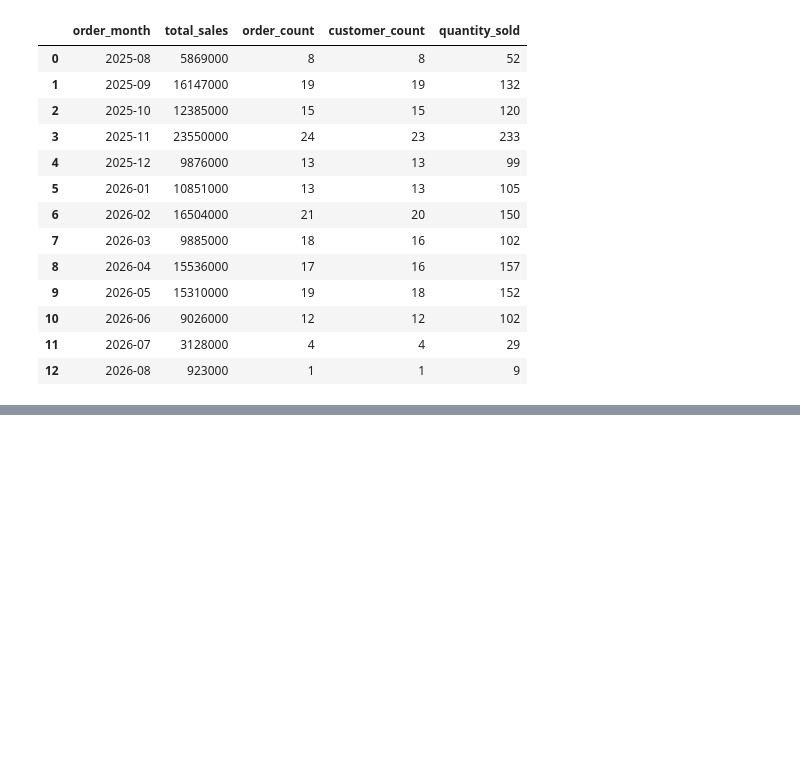
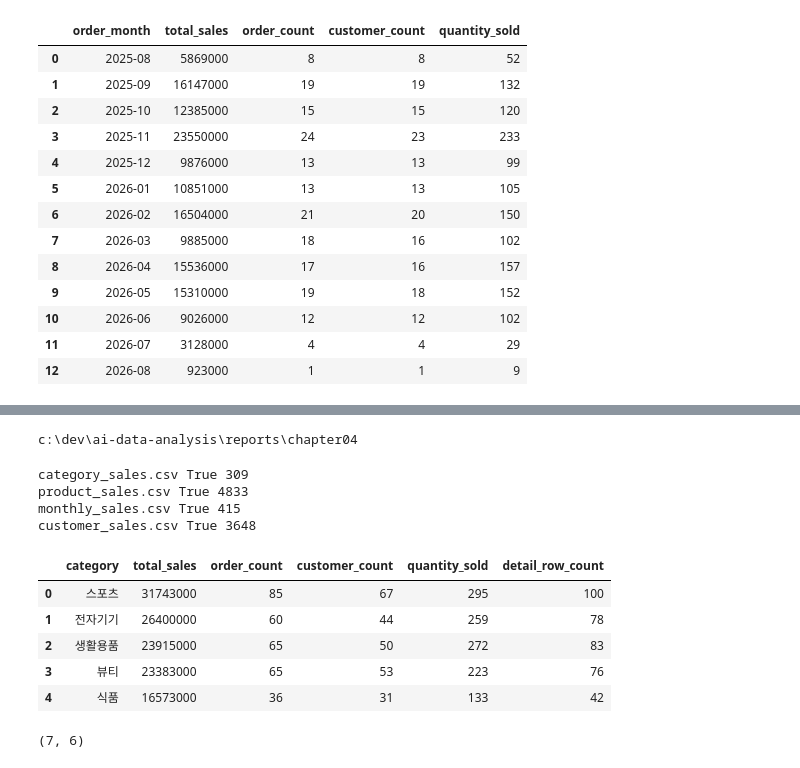
Before and after one commit to darajeong/ai-data-analysis, a Jupyter notebook: notebooks/ch04_pandas_basic.ipynb, the cells around one changed output, grey strips where cells are left out. Cells and saved outputs as stored; diff of their text form; code cells hidden in the pictures; blank space fills up the shorter version.

```diff
--- a/notebooks/ch04_pandas_basic.ipynb
+++ b/notebooks/ch04_pandas_basic.ipynb
@@ -530,0 +594,48 @@ SyntaxError: unmatched ')' (1519667001.py, line 4)
+# %%
+## 58. 결과 폴더 생성
+output_dir = project_root / "reports" / "chapter04"
+output_dir.mkdir(parents=True, exist_ok=True)
+print(output_dir)
+# %% [output]
+c:\dev\ai-data-analysis\reports\chapter04
+# %%
+# 59. 결과 파일 저장
+outputs = {
+    "category_sales.csv": category_sales,
+    "product_sales.csv": product_sales,
+    "monthly_sales.csv": monthly_sales,
+    "customer_sales.csv": customer_sales_detail,
+}
+for file_name, df in outputs.items():
+    output_path = output_dir / file_name
+    df.to_csv(
+        output_path,
+        index=False,
+        encoding="utf-8-sig",
+    )
+    print(
+        file_name,
+        output_path.exists(),
+        output_path.stat().st_size,
+    )
+# %% [output]
+category_sales.csv True 309
+product_sales.csv True 4833
+monthly_sales.csv True 415
+customer_sales.csv True 3648
+# %%
+# 60. 저장 결과 다시 읽기
+# 저장 후 다시 읽어 컬럼, 행 수와 한글 표시가 유지되는지 확인합니다.
+saved_category_sales = pd.read_csv(
+    output_dir / "category_sales.csv"
+)
+display(saved_category_sales.head())
+print(saved_category_sales.shape)
+# %% [output]
+|  | category | total_sales | order_count | customer_count | quantity_sold | detail_row_count |
+| 0 | 스포츠 | 31743000 | 85 | 67 | 295 | 100 |
+| 1 | 전자기기 | 26400000 | 60 | 44 | 259 | 78 |
+| 2 | 생활용품 | 23915000 | 65 | 50 | 272 | 83 |
+| 3 | 뷰티 | 23383000 | 65 | 53 | 223 | 76 |
+| 4 | 식품 | 16573000 | 36 | 31 | 133 | 42 |
+(7, 6)
```
Also changed, not shown: parts of 11 cells of this notebook.
